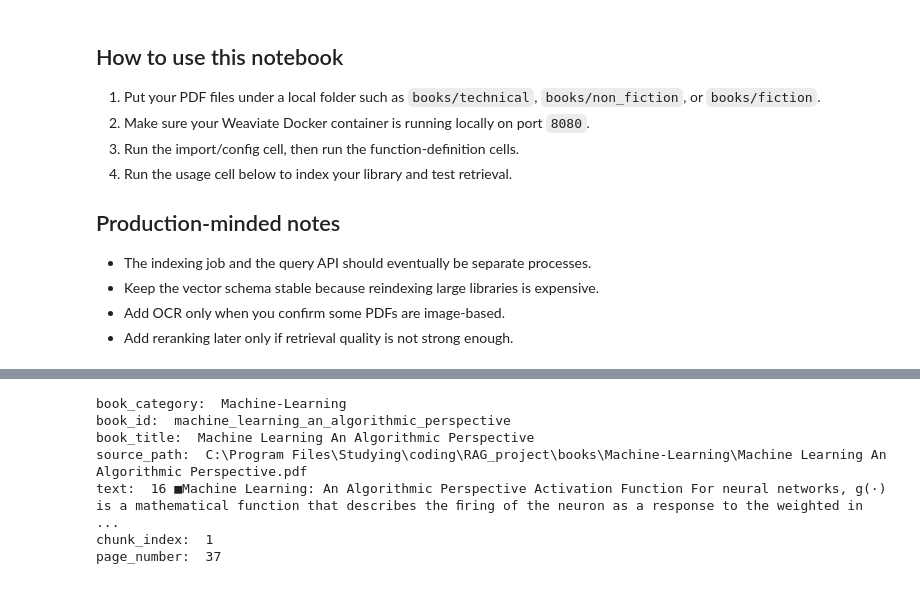
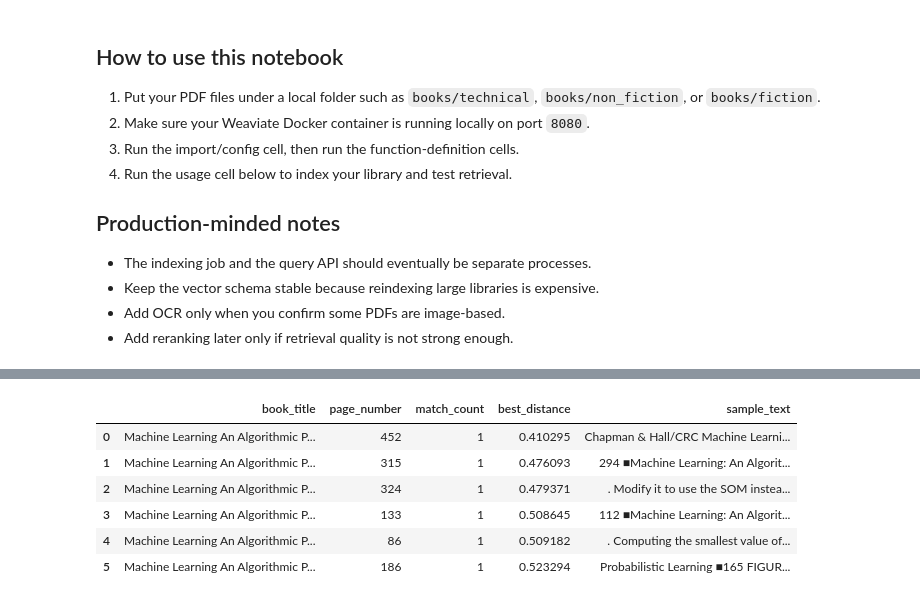
Before and after one commit to jasonklau328ml/RAG_project, a Jupyter notebook: notebook/main.ipynb, the cells around one changed output, grey strips where cells are left out. Saved outputs shown, nothing was run; the diff lists cells and outputs as text; code cells hidden in the pictures.

```diff
--- a/notebook/main.ipynb
+++ b/notebook/main.ipynb
@@ -538,0 +532,9 @@ len(sample_records)
+# %%
+# Ask which books discuss a topic across the whole library.
+relevant_books = find_relevant_books(query_text = "Which books talk about China?")
+
+# Ask which pages in one book mention a concept.
+relevant_pages = find_relevant_pages(
+    query_text="system design concepts",
+    book_title="Machine Learning An Algorithmic Perspective",
+)
@@ -539,17 +552,20 @@ len(sample_records)
+# %%
+relevant_pages
+# %% [output]
+|  | book_title | page_number | match_count | best_distance | sample_text |
+| 0 | Machine Learning An Algorithmic P... | 452 | 1 | 0.410295 | Chapman & Hall/CRC Machine Learni... |
+| 1 | Machine Learning An Algorithmic P... | 315 | 1 | 0.476093 | 294 ■Machine Learning: An Algorit... |
+| 2 | Machine Learning An Algorithmic P... | 324 | 1 | 0.479371 | . Modify it to use the SOM instea... |
+| 3 | Machine Learning An Algorithmic P... | 133 | 1 | 0.508645 | 112 ■Machine Learning: An Algorit... |
+| 4 | Machine Learning An Algorithmic P... | 86 | 1 | 0.509182 | . Computing the smallest value of... |
+| 5 | Machine Learning An Algorithmic P... | 186 | 1 | 0.523294 | Probabilistic Learning ■165 FIGUR... |
 # %%
-index = 77
-print('book_category: ', sample_records[index].book_category)
-print('book_id: ',sample_records[index].book_id)
-print('book_title: ',sample_records[index].book_title)
-print('source_path: ',sample_records[index].source_path)
-print('text: ',sample_records[index].text)
-print('chunk_index: ',sample_records[index].chunk_index)
-print('page_number: ',sample_records[index].page_number)
+# print(len(sample_records))
+# index = 77
+# print('book_category: ', sample_records[index].book_category)
+# print('book_id: ',sample_records[index].book_id)
+# print('book_title: ',sample_records[index].book_title)
+# print('source_path: ',sample_records[index].source_path)
+# print('text: ',sample_records[index].text)
+# print('chunk_index: ',sample_records[index].chunk_index)
+# print('page_number: ',sample_records[index].page_number)
-# %% [output]
-book_category:  Machine-Learning
-book_id:  machine_learning_an_algorithmic_perspective
-book_title:  Machine Learning An Algorithmic Perspective
-source_path:  C:\Program Files\Studying\coding\RAG_project\books\Machine-Learning\Machine Learning An Algorithmic Perspective.pdf
-text:  16 ■Machine Learning: An Algorithmic Perspective Activation Function For neural networks, g(·) is a mathematical function that describes the ﬁring of the neuron as a response to the weighted in ...
-chunk_index:  1
-page_number:  37
```
Also changed, not shown: parts of 12 cells of this notebook, 1 other file.
